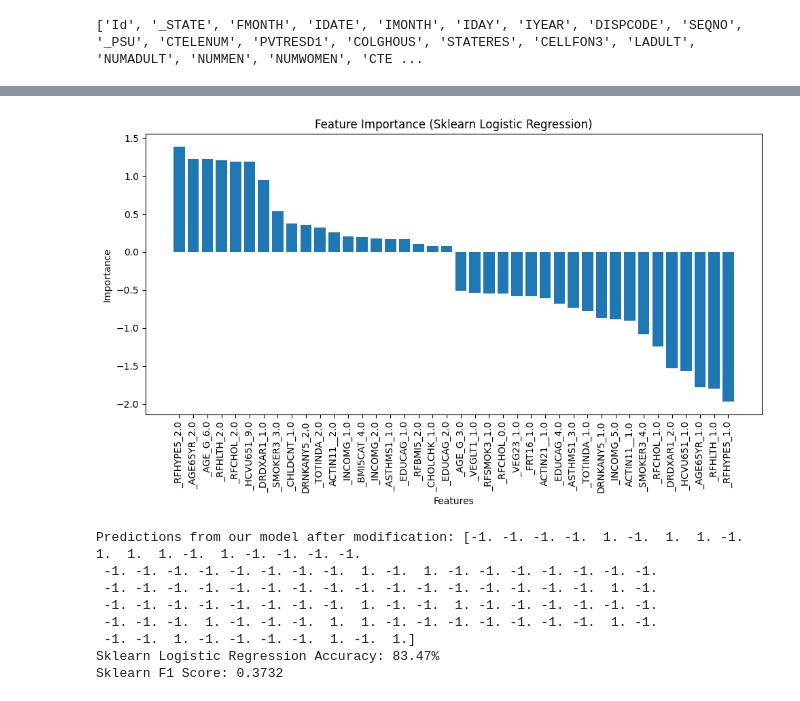
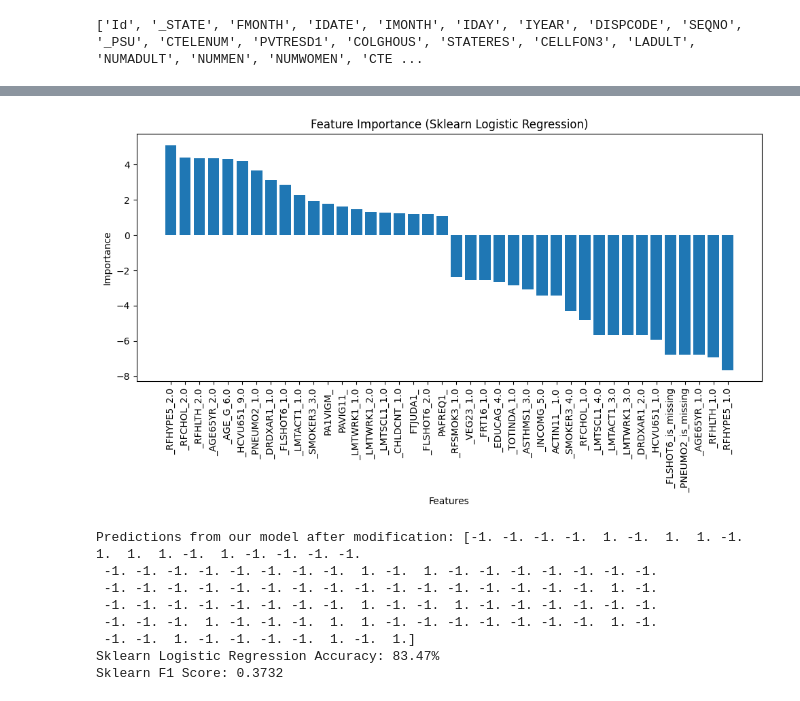
Before and after one commit to FTognina/ML.P1, a Jupyter notebook: project_script/run_tests_ft.ipynb, the cells around one changed output, grey strips where cells are left out. Cells and saved outputs as stored; diff of their text form; code cells hidden in the pictures.

```diff
--- a/project_script/run_tests_ft.ipynb
+++ b/project_script/run_tests_ft.ipynb
@@ -16,10 +47,10 @@ print(header)
 ['Id', '_STATE', 'FMONTH', 'IDATE', 'IMONTH', 'IDAY', 'IYEAR', 'DISPCODE', 'SEQNO', '_PSU', 'CTELENUM', 'PVTRESD1', 'COLGHOUS', 'STATERES', 'CELLFON3', 'LADULT', 'NUMADULT', 'NUMMEN', 'NUMWOMEN', 'CTE ...
 # %%
 
-col_list = hf.col_list2  # Example: take first 10 columns to expand
+col_list = lt.col_list  # Example: take first 10 columns to expand
 print(col_list)
 x_train_expanded, expanded_col_names = expand_dataset_col(col_list, '../data/dataset/x_train.csv')
 print(expanded_col_names)
 print(x_train_expanded)
-print("x_train_expanded saved to x_train_expanded.csv")
+#print("x_train_expanded saved to x_train_expanded.csv")
 # %% [output]
@@ -44,4 +74,8 @@ x_train_full = x_train_expanded#load_data_column('x_train_expanded.csv', column_
 y_train_full = load_data_col('../data/dataset/y_train.csv', cols=(1))
 # %%
 
-x_train,y_train,x_test,y_test = split_data_train_test_80(x_train_full, y_train_full, seed=1)
+#x_train,y_train,x_test,y_test = split_data_train_test_80(x_train_full, y_train_full, seed=1)
+#split using sklearn
+from sklearn.model_selection import train_test_split
+
+x_train, x_test, y_train, y_test = train_test_split(x_train_full, y_train_full, test_size=0.2, random_state=1)
@@ -143,15 +151,16 @@ weighted avg       0.85      0.91      0.87     65627
 # %%
 %autoreload 1
 model = LogisticRegression_costum(
-    lr=0.1,
-    max_iter=200,
+    lr=0.001,
+    max_iter=1000,
     penalty="elasticnet",
-    alpha=0.01,
-    class_weight="balanced",
+    alpha=0.001,
+    class_weight={-1: 1.0, 1: 30.0},
     bias_init=0.5,
     verbose=True,
     early_stopping=True,
-    tol=1e-8
+    method='stochastic',
+    patience=20
 )
 print("the shape of x_train is:", x_train.shape)
 print("the shape of y_train is:", y_train.shape)
@@ -192,18 +349,18 @@ Weighted avg: precision=0.034, recall=0.008, f1=0.013
 # %%
-feature_importance = (model.w)
+feature_importance = (model.weights_[1:])  # Exclude intercept
 feature_names = np.asarray(expanded_col_names)
 sorted_indices = np.concatenate([np.argsort(feature_importance)[::-1][:20], np.argsort(feature_importance)[::-1][-20:]])
 
 plt.figure(figsize=(10, 6))
 plt.bar(range(len(sorted_indices)), feature_importance[sorted_indices], align="center")
 plt.xticks(range(len(sorted_indices)), feature_names[sorted_indices], rotation=90)
 plt.title("Feature Importance (Sklearn Logistic Regression)")
 plt.xlabel("Features")
 plt.ylabel("Importance")
 plt.tight_layout()
 plt.show()
 # %% [output]
-[figure, old version]
+[figure, new version]
 # %%
 y_test_pred_sklearn = np.where(y_pred_sklearn == 0, -1, 1)
 print("Predictions from our model after modification:", y_pred_sklearn.flatten()[:100])
```
Also changed, not shown: parts of 14 cells of this notebook, 3 other files.
